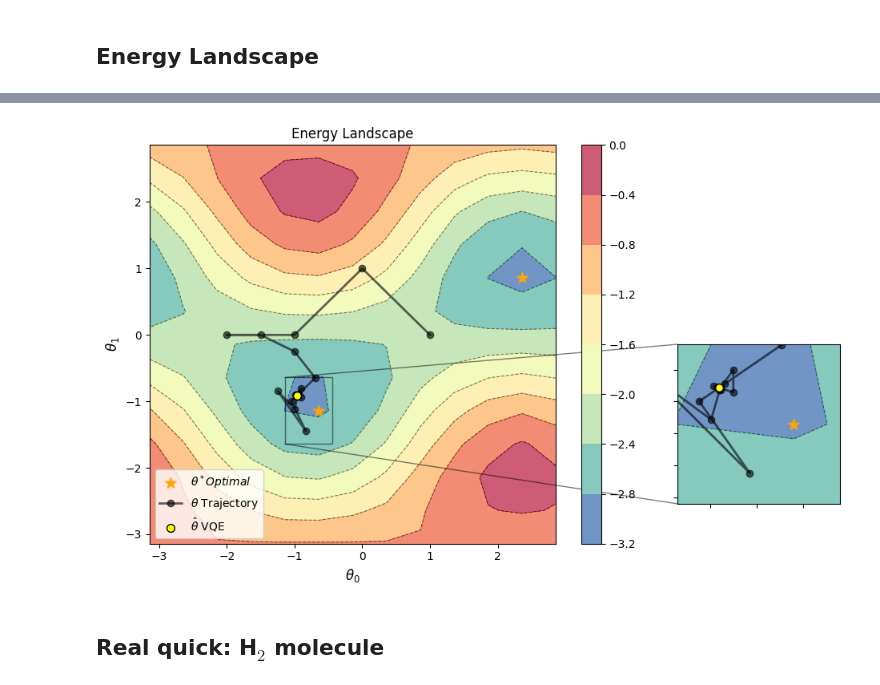
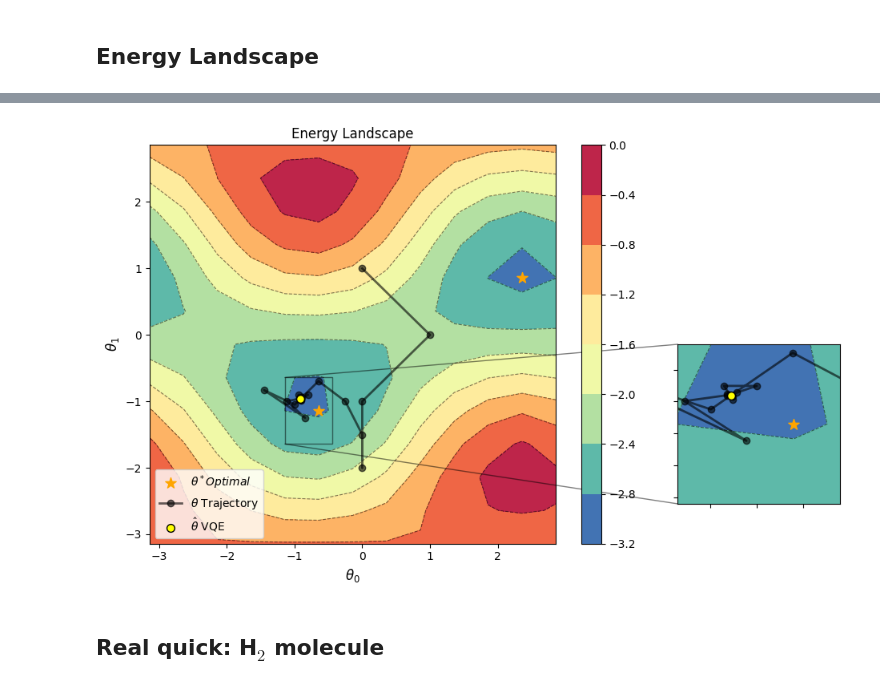
Before and after one commit to Gopal-Dahale/qmnp, a Jupyter notebook: vqe/vqe.ipynb, the cells around one changed output, grey strips where cells are left out. Saved outputs shown, nothing was run; the diff lists cells and outputs as text; code cells hidden in the pictures.

```diff
--- a/vqe/vqe.ipynb
+++ b/vqe/vqe.ipynb
@@ -508,7 +508,7 @@ X, Y = np.meshgrid(X, Y)
 
 fig, ax = plt.subplots(figsize=(10, 6))
 
-CS = ax.contourf(X, Y, surface, alpha=0.75, cmap="Spectral_r")
+CS = ax.contourf(X, Y, surface, cmap="Spectral_r")
 
 # Dotted contour lines for the curvature
 contour_lines = ax.contour(
@@ -538,8 +538,8 @@ plt.colorbar(CS)
 
 x_store = np.array(temp)
 ax.plot(
+    x_store[:, 1],
     x_store[:, 0],
-    x_store[:, 1],
     lw=2,
     c="k",
     marker="o",
@@ -547,8 +547,8 @@ ax.plot(
     label=r"$\theta$ Trajectory",
 )
 ax.scatter(
+    x_store[-1, 1],
     x_store[-1, 0],
-    x_store[-1, 1],
     s=50,
     c="yellow",
     edgecolor="k",
@@ -564,37 +564,37 @@ zoom_height = 0.4
 x_center = min_t1[1]  # Center around the minimum value for theta1
 y_center = min_t0[1]  # Center around the minimum value for theta0
 axin = ax.inset_axes(
     [1.3, 0.1, zoom_width, zoom_height],  # Place it in the lower-left
     xlim=[x_center - 0.5, x_center + 0.2],
     ylim=[y_center - 0.5, y_center + 0.5],
     xticklabels=[],
     yticklabels=[],
 )
 
-axin.contourf(X, Y, surface, alpha=0.75, cmap="Spectral_r")
+axin.contourf(X, Y, surface, cmap="Spectral_r")
 axin.contour(CS, colors="black", linestyles="dashed", linewidths=0.8, alpha=0.5)
-axin.plot(x_store[:, 0], x_store[:, 1], lw=2, c="black", alpha=0.6, marker="o")
+axin.plot(x_store[:, 1], x_store[:, 0], lw=2, c="black", alpha=0.6, marker="o")
 axin.scatter(min_t1, min_t0, color="orange", s=100, zorder=100, marker="*")
 axin.scatter(
+    x_store[-1, 1],
     x_store[-1, 0],
-    x_store[-1, 1],
     s=50,
     edgecolor="k",
     c="yellow",
     zorder=200,
     marker="o",
 )
 ax.indicate_inset_zoom(axin, edgecolor="black")
 
 ax.legend(loc="lower left")
 plt.title("Energy Landscape")
 filename = "energy_landscape.png"
 plt.tight_layout()
 if filename:
     plt.savefig(filename)
 plt.show()
 # %% [output]
-[figure, old version]
+[figure, new version]
 # %% [markdown]
 ## Real quick: H$_2$ molecule
 # %%
```
Also changed, not shown: parts of 1 cell of this notebook.
